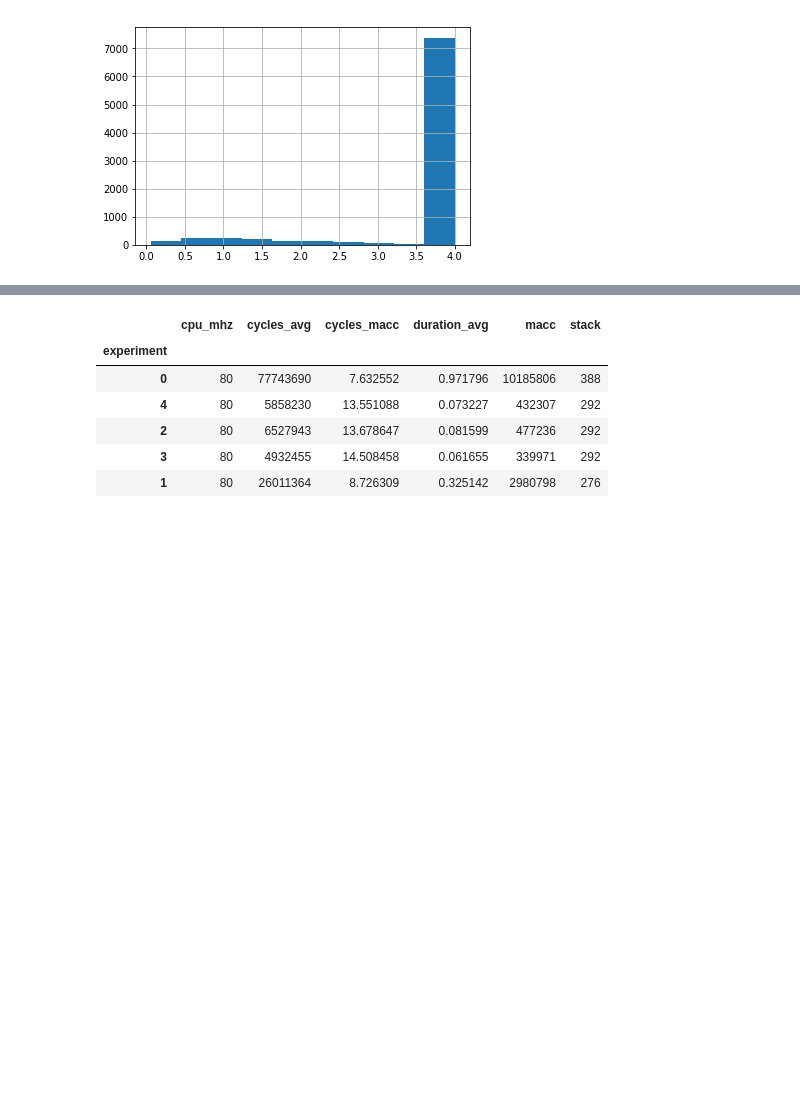
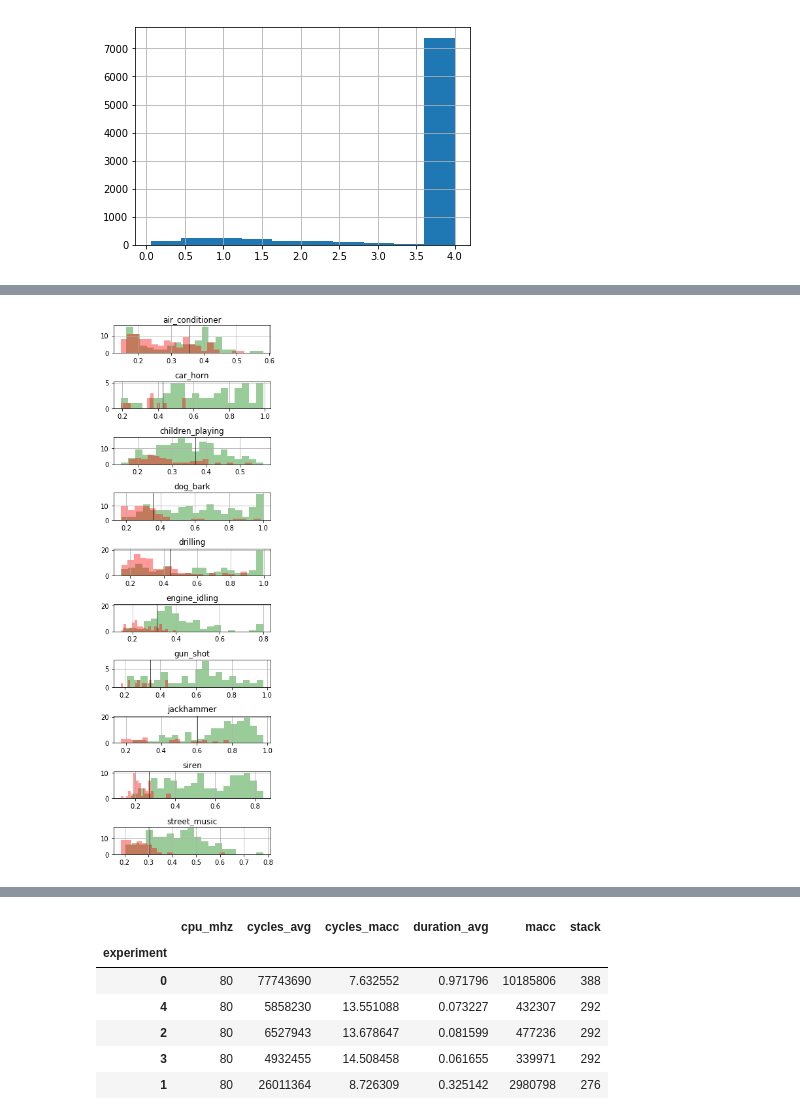
Before and after one commit to jonnor/ESC-CNN-microcontroller, a Jupyter notebook: Experiments.ipynb, the cells around one changed output, grey strips where cells are left out. Cells and saved outputs as stored; diff of their text form; code cells hidden in the pictures; blank space fills up the shorter version.

```diff
--- a/Experiments.ipynb
+++ b/Experiments.ipynb
@@ -33,0 +186,16 @@ data.head()
+# %%
+def plot_errors_classwise(df, figsize=(4,12)):
+
+    groups = eval_set.groupby('class')
+    fig, axs = plt.subplots(len(groups), figsize=figsize)
+    for i, (classname, data) in enumerate(groups):
+        ax = axs[i]
+        ax.set_title(classname)
+        plot_errors(data, ax=ax)
+
+    fig.tight_layout()
+    return fig
+
+plot_errors_classwise(eval_set[eval_set.set == 'val']);
+# %% [output]
+[figure, added]
```
Also changed, not shown: parts of 15 cells of this notebook.
